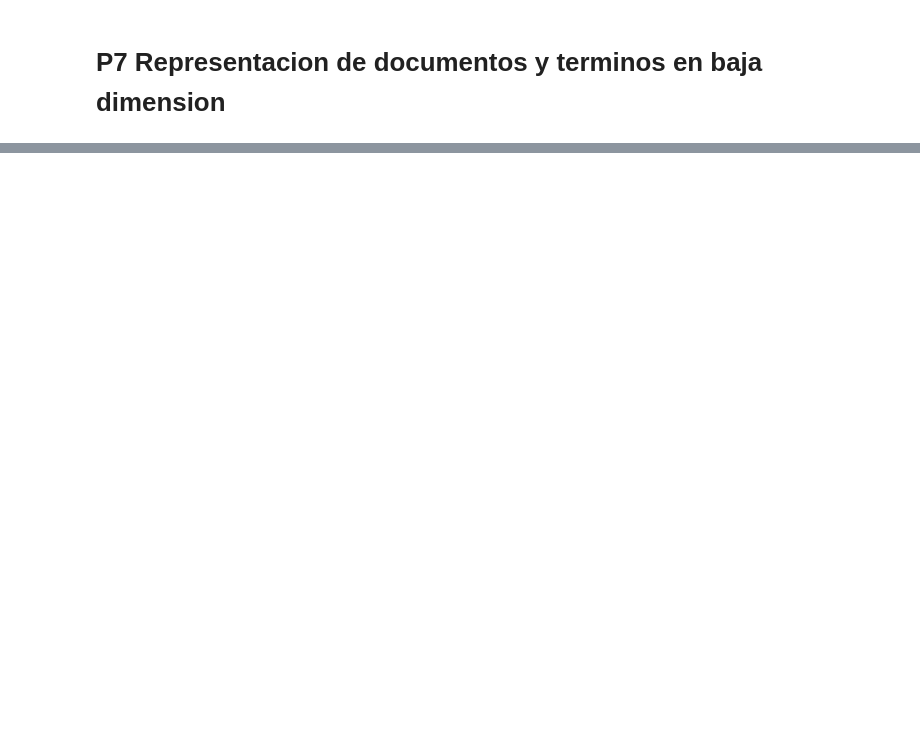
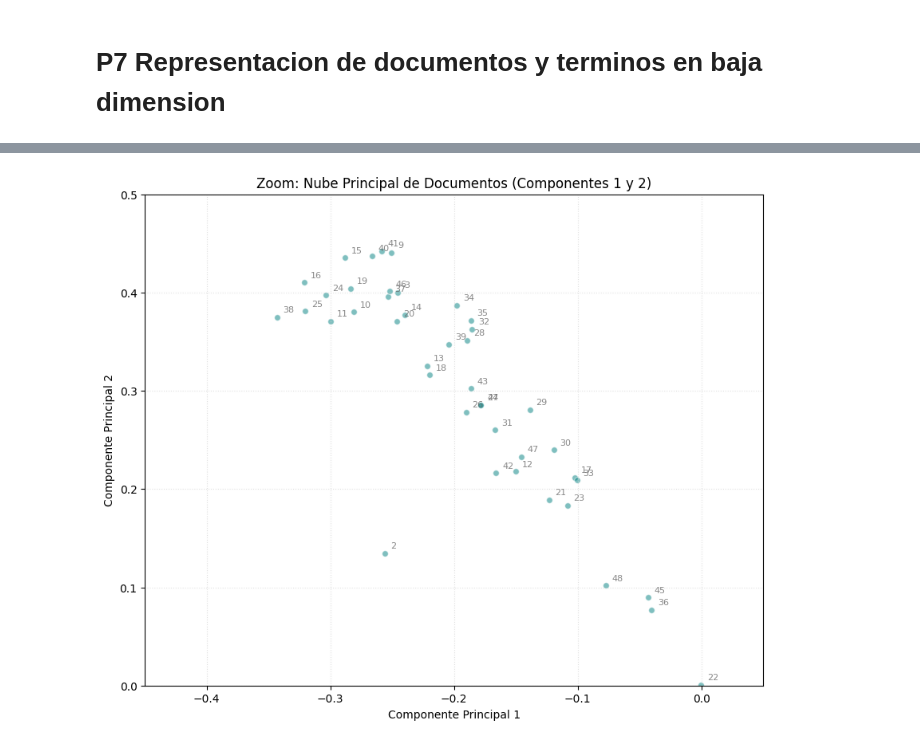
Before and after one commit to OeMachucao/Proyecto-IMT2230, a Jupyter notebook: notebooks/Preprocesamiento_corpus.ipynb, the cells around one changed output, grey strips where cells are left out. Cells and saved outputs as stored; diff of their text form; code cells hidden in the pictures; blank space fills up the shorter version.

```diff
--- a/notebooks/Preprocesamiento_corpus.ipynb
+++ b/notebooks/Preprocesamiento_corpus.ipynb
@@ -173,2 +242,27 @@ plt.show()
+# %%
+# ZOOM 2: Arriba Derecha
+plt.figure(figsize=(10, 8)) # Un poco más grande para que quepan todos los números
+# Hacemos los puntos un poco más pequeños y transparentes porque hay muchos juntos
+plt.scatter(Dk[comp_x, :], Dk[comp_y, :], alpha=0.5, color='teal', edgecolors='white', linewidth=0.8, s=30)
+
+for i in range(Dk.shape[1]):
+    if Dk[comp_x, i] > -0.5 and Dk[comp_y, i] > -0.1:
+        plt.annotate(str(i),
+                     (Dk[comp_x, i] + 0.005, Dk[comp_y, i] + 0.005),
+                     fontsize=8, alpha=0.8, color='dimgrey')
+
+plt.title(f'Zoom: Nube Principal de Documentos (Componentes {comp_x+1} y {comp_y+1})')
+plt.xlabel(f'Componente Principal {comp_x+1}')
+plt.ylabel(f'Componente Principal {comp_y+1}')
+
+# Recortamos los ejes para enfocar la nube
+plt.xlim(-0.45, 0.05)
+plt.ylim(0.0, 0.5)
+
+plt.grid(True, linestyle=':', color='lightgrey', alpha=0.7)
+plt.savefig("../figures/documentos_zoom_nube.png", bbox_inches='tight', dpi=300)
+plt.show()
+# %% [output]
+[figure, added]
 # %%
 # Visualización de Términos Relevantes
```
Also changed, not shown: parts of 15 cells of this notebook, 14 other files.
